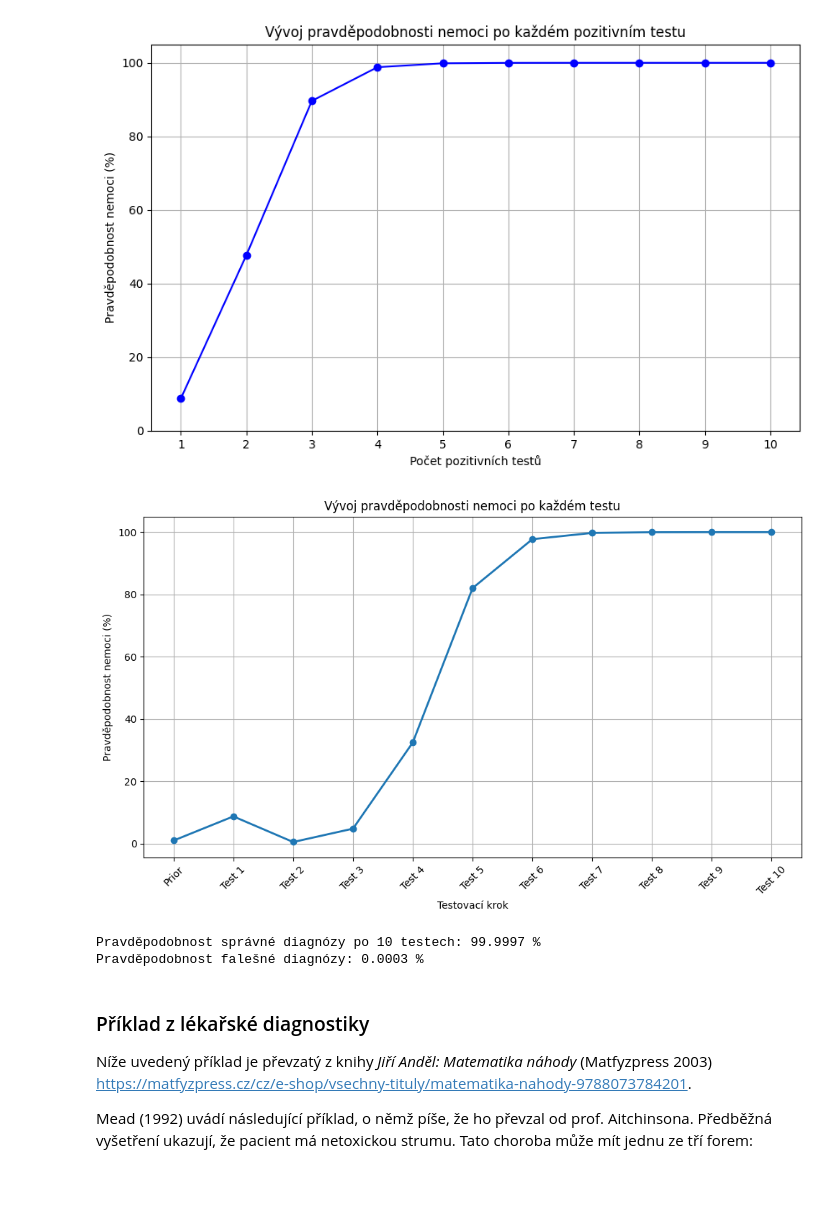
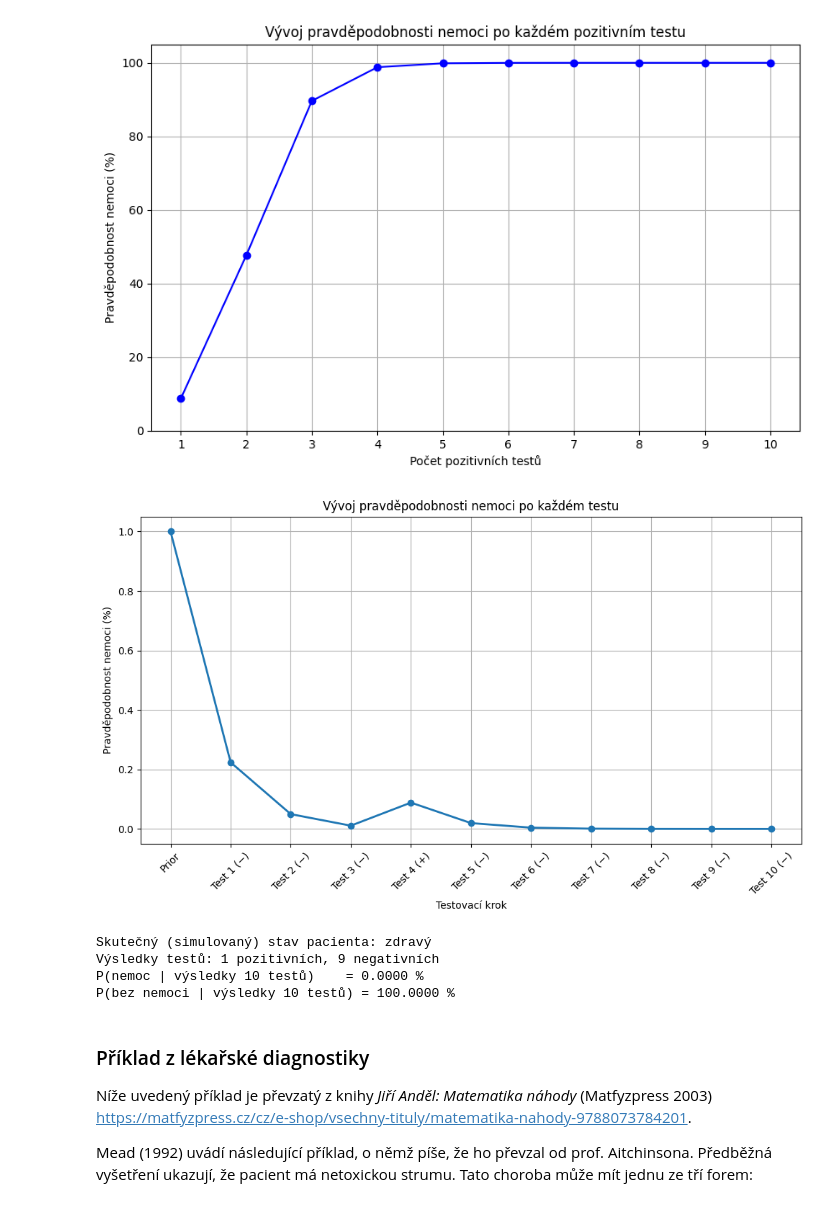
Before and after one commit to zcu-sediva/PSA, a Jupyter notebook: kapitola_2_podminena_pravdepodobnost.ipynb, the cells around one changed output. Drawn from its saved outputs; the diff is of its cells as text; code cells hidden in the pictures.

```diff
--- a/kapitola_2_podminena_pravdepodobnost.ipynb
+++ b/kapitola_2_podminena_pravdepodobnost.ipynb
@@ -85,8 +83,9 @@ https://en.wikipedia.org/wiki/Sensitivity_and_specificity
 # %%
 import matplotlib.pyplot as plt
 
-# Parametry testu a incidence
-incidence = 0.01         # P(Disease)
+# Parametry testu a prevalence
+# Předpoklad: výsledky opakovaných testů jsou podmíněně nezávislé (při daném zdravotním stavu)
+prevalence = 0.01        # P(Disease) – apriorní pravděpodobnost nemoci
 sensitivity = 0.95       # P(Pos | Disease)
 specificity = 0.90       # P(Neg | No Disease)
 false_positive_rate = 1 - specificity  # P(Pos | No Disease)
@@ -98,7 +97,7 @@ num_tests = 10
 posterior_probs = []
 
 # Počáteční pravděpodobnost (před testováním)
-prior = incidence
+prior = prevalence
 
 # Bayesovská aktualizace po každém pozitivním testu
 for i in range(num_tests):
@@ -123,57 +122,69 @@ plt.show()
 # %%
 import matplotlib.pyplot as plt
 import numpy as np
-# Parametry testu a incidence
-incidence = 0.01         # P(Disease)
-sensitivity = 0.95       # P(Pos | Disease)
+
+# Parametry testu a prevalence
+# Předpoklad: výsledky opakovaných testů jsou podmíněně nezávislé (při daném zdravotním stavu)
+prevalence = 0.01        # P(Disease)
+sensitivity = 0.8       # P(Pos | Disease)
 specificity = 0.90       # P(Neg | No Disease)
+num_tests = 10           # počet opakovaných testů
 
-# Sekvence výsledků testů (True = pozitivní, False = negativní)
-test_results = [True, True, False, True, False, True, True, False, False, True]
-positive_prob = 0.90     # Probability that a test returns positive
+# Simulace výsledků testů (True = pozitivní, False = negativní):
+# nejprve náhodně určíme skutečný stav pacienta podle prevalence,
+# potom každý test vrátí výsledek podle sensitivity / specificity.
+rng = np.random.default_rng(42)  # pro reprodukovatelnost
+is_sick = rng.random() < prevalence
+p_positive = sensitivity if is_sick else 1 - specificity
+test_results = rng.random(num_tests) < p_positive
 
-# Generate random test results: True = positive, False = negative
-np.random.seed(42)  # For reproducibility
-test_results = np.random.choice([True, False], size=num_tests, p=[positive_prob, 1 - positive_prob])
+# Pro ruční zadání lze místo simulace použít např.:
+# test_results = [True, True, False, True, False, True, True, False, False, True]
 
 
-# Funkce pro výpočet pravděpodobnosti nemoci po každém testu
+# Funkce pro výpočet pravděpodobnosti nemoci po jednom testu (Bayesova věta)
 def bayesian_update(prior, result, sensitivity, specificity):
     if result:  # Pozitivní test
         numerator = sensitivity * prior
         denominator = numerator + (1 - specificity) * (1 - prior)
     else:       # Negativní test
         numerator = (1 - sensitivity) * prior
         denominator = numerator + specificity * (1 - prior)
     return numerator / denominator
 
 # Výpočet vývoje pravděpodobnosti
-probabilities = [incidence]
+probabilities = [prevalence]
 for result in test_results:
     updated = bayesian_update(probabilities[-1], result, sensitivity, specificity)
     probabilities.append(updated)
 
 # Vykreslení grafu
+labels = ['Prior'] + [f'Test {i} ({"+" if r else "−"})' for i, r in enumerate(test_results, start=1)]
 plt.figure(figsize=(10, 6))
 plt.plot(range(len(probabilities)), [p * 100 for p in probabilities], marker='o', linewidth=2)
-plt.xticks(range(len(probabilities)), labels=[f'Test {i}' if i > 0 else 'Prior' for i in range(len(probabilities))], rotation=45)
+plt.xticks(range(len(probabilities)), labels=labels, rotation=45)
 plt.xlabel('Testovací krok')
 plt.ylabel('Pravděpodobnost nemoci (%)')
 plt.title('Vývoj pravděpodobnosti nemoci po každém testu')
 plt.grid(True)
 plt.tight_layout()
 plt.show()
 
 # Výsledky
+n = len(test_results)
+n_pos = int(np.sum(test_results))
 final_probability = probabilities[-1]
-false_diagnosis_probability = 1 - final_probability
 
-print(f"Pravděpodobnost správné diagnózy po 10 testech: {final_probability * 100:.4f} %")
-print(f"Pravděpodobnost falešné diagnózy: {false_diagnosis_probability * 100:.4f} %")
+print(f"Skutečný (simulovaný) stav pacienta: {'nemocný' if is_sick else 'zdravý'}")
+print(f"Výsledky testů: {n_pos} pozitivních, {n - n_pos} negativních")
+print(f"P(nemoc | výsledky {n} testů)    = {final_probability * 100:.4f} %")
+print(f"P(bez nemoci | výsledky {n} testů) = {(1 - final_probability) * 100:.4f} %")
 # %% [output]
-[figure, old version]
+[figure, new version]
-Pravděpodobnost správné diagnózy po 10 testech: 99.9997 %
-Pravděpodobnost falešné diagnózy: 0.0003 %
+Skutečný (simulovaný) stav pacienta: zdravý
+Výsledky testů: 1 pozitivních, 9 negativních
+P(nemoc | výsledky 10 testů)    = 0.0000 %
+P(bez nemoci | výsledky 10 testů) = 100.0000 %
 # %% [markdown]
 ### Příklad z lékařské diagnostiky
 
```
Also changed, not shown: parts of 8 cells of this notebook, 1 other file.
